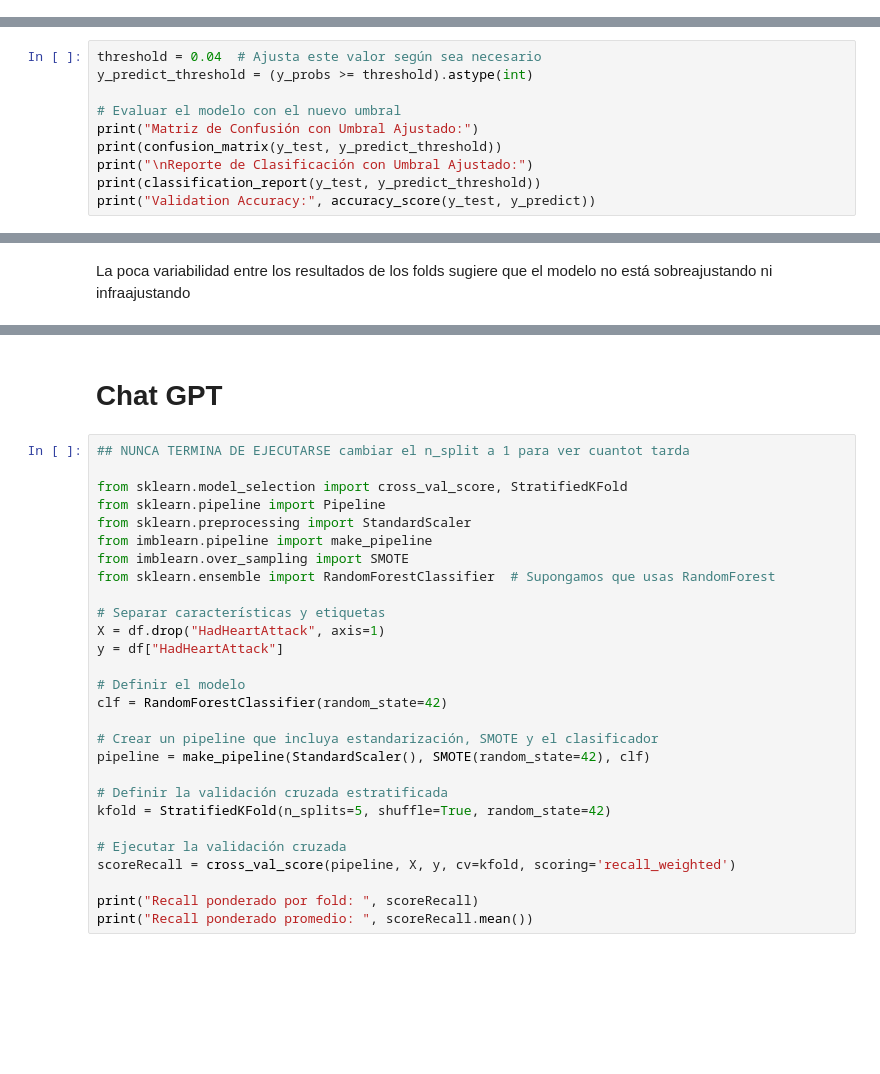
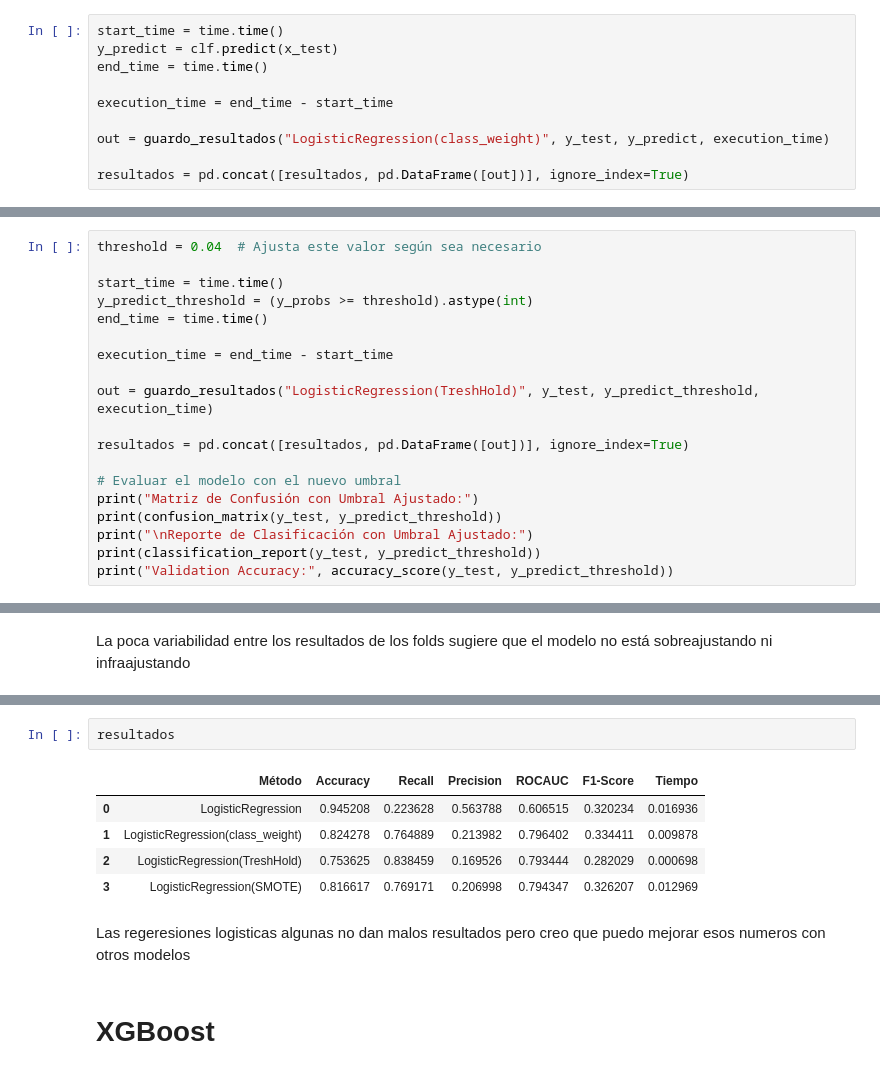
Before and after one commit to Franruaben11/HeartDisease, a Jupyter notebook: heartdiseasep1(1).ipynb, the cells around one changed output, grey strips where cells are left out. Saved outputs shown, nothing was run; the diff lists cells and outputs as text; blank space fills up the shorter version.

```diff
--- a/heartdiseasep1(1).ipynb
+++ b/heartdiseasep1(1).ipynb
@@ -940,3 +964,13 @@ y_predict = clf.predict(x_test)
+# %%
+start_time = time.time()
+y_predict = clf.predict(x_test)
+end_time = time.time()
+
+execution_time = end_time - start_time
+
+out = guardo_resultados("LogisticRegression(class_weight)", y_test, y_predict, execution_time)
+
+resultados = pd.concat([resultados, pd.DataFrame([out])], ignore_index=True)
 # %%
 confusion_matrix(y_test, y_predict)
 # %% [output]
@@ -1003,14 +1044,23 @@ y_predict = clf.predict(x_test)
 y_probs = clf.predict_proba(x_test)[:, 1]
 # %%
 threshold = 0.04  # Ajusta este valor según sea necesario
+
+start_time = time.time()
 y_predict_threshold = (y_probs >= threshold).astype(int)
+end_time = time.time()
+
+execution_time = end_time - start_time
+
+out = guardo_resultados("LogisticRegression(TreshHold)", y_test, y_predict_threshold, execution_time)
+
+resultados = pd.concat([resultados, pd.DataFrame([out])], ignore_index=True)
 
 # Evaluar el modelo con el nuevo umbral
 print("Matriz de Confusión con Umbral Ajustado:")
 print(confusion_matrix(y_test, y_predict_threshold))
 print("\nReporte de Clasificación con Umbral Ajustado:")
 print(classification_report(y_test, y_predict_threshold))
-print("Validation Accuracy:", accuracy_score(y_test, y_predict))
+print("Validation Accuracy:", accuracy_score(y_test, y_predict_threshold))
 # %% [output]
 Matriz de Confusión con Umbral Ajustado:
 [[62785 21104]
@@ -1099,30 +1170,12 @@ Recall promedio:  0.79848423996311
-# %% [markdown]
-# Chat GPT
-# %%
-## NUNCA TERMINA DE EJECUTARSE cambiar el n_split a 1 para ver cuantot tarda
-
-from sklearn.model_selection import cross_val_score, StratifiedKFold
-from sklearn.pipeline import Pipeline
-from sklearn.preprocessing import StandardScaler
-from imblearn.pipeline import make_pipeline
-from imblearn.over_sampling import SMOTE
-from sklearn.ensemble import RandomForestClassifier  # Supongamos que usas RandomForest
-
-# Separar características y etiquetas
-X = df.drop("HadHeartAttack", axis=1)
-y = df["HadHeartAttack"]
-
-# Definir el modelo
-clf = RandomForestClassifier(random_state=42)
-
-# Crear un pipeline que incluya estandarización, SMOTE y el clasificador
-pipeline = make_pipeline(StandardScaler(), SMOTE(random_state=42), clf)
-
-# Definir la validación cruzada estratificada
-kfold = StratifiedKFold(n_splits=5, shuffle=True, random_state=42)
-
-# Ejecutar la validación cruzada
-scoreRecall = cross_val_score(pipeline, X, y, cv=kfold, scoring='recall_weighted')
-
-print("Recall ponderado por fold: ", scoreRecall)
-print("Recall ponderado promedio: ", scoreRecall.mean())
+# %%
+resultados
+# %% [output]
+|  | Método | Accuracy | Recall | Precision | ROCAUC | F1-Score | Tiempo |
+| 0 | LogisticRegression | 0.945208 | 0.223628 | 0.563788 | 0.606515 | 0.320234 | 0.016936 |
+| 1 | LogisticRegression(class_weight) | 0.824278 | 0.764889 | 0.213982 | 0.796402 | 0.334411 | 0.009878 |
+| 2 | LogisticRegression(TreshHold) | 0.753625 | 0.838459 | 0.169526 | 0.793444 | 0.282029 | 0.000698 |
+| 3 | LogisticRegression(SMOTE) | 0.816617 | 0.769171 | 0.206998 | 0.794347 | 0.326207 | 0.012969 |
+# %% [markdown]
+Las regeresiones logisticas algunas no dan malos resultados pero creo que puedo mejorar esos numeros con otros modelos
+# %% [markdown]
+# XGBoost
```
Also changed, not shown: parts of 52 cells of this notebook.
